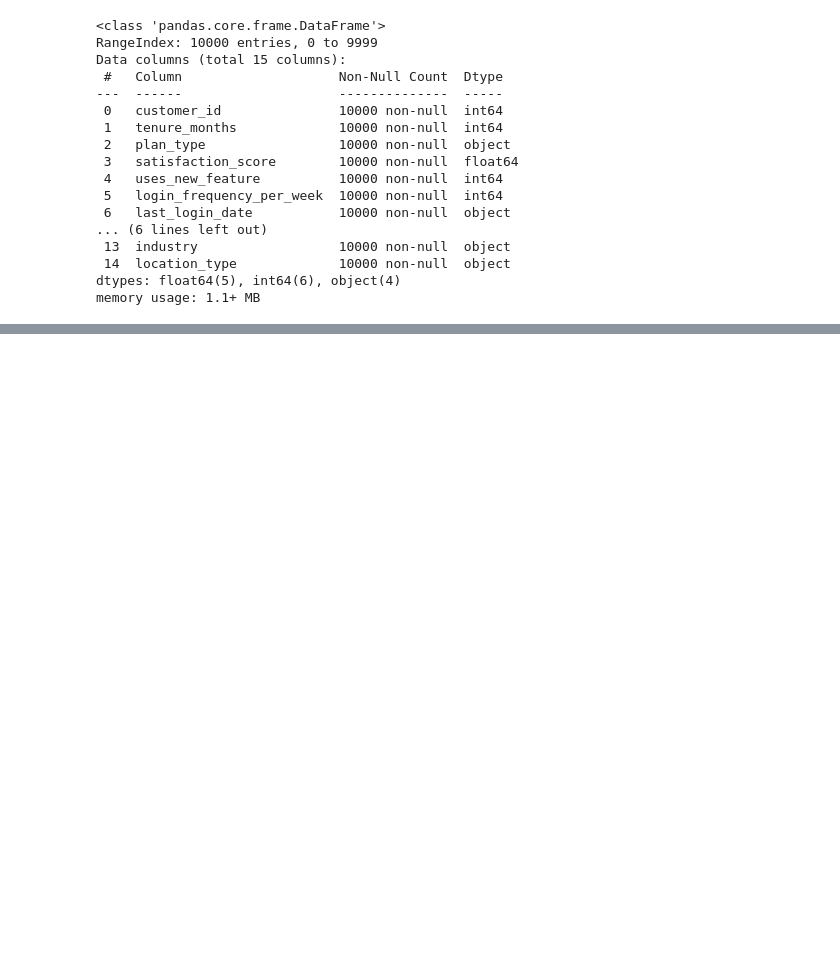
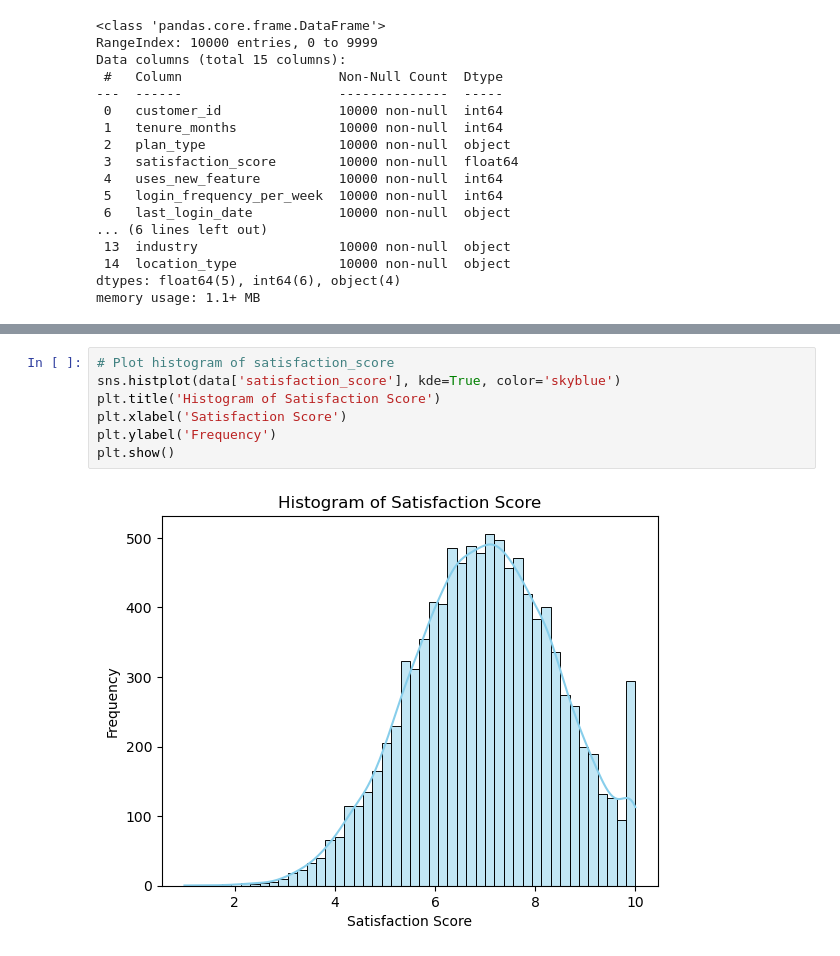
Before and after one commit to shruti0209/LearnML_Capstone, a Jupyter notebook: Lookalike_Analysis.ipynb, the cells around one changed output, grey strips where cells are left out. Drawn from its saved outputs; the diff is of its cells as text; blank space fills up the shorter version.

```diff
--- a/Lookalike_Analysis.ipynb
+++ b/Lookalike_Analysis.ipynb
@@ -34,0 +130,9 @@ memory usage: 1.1+ MB
+# %%
+# Plot histogram of satisfaction_score
+sns.histplot(data['satisfaction_score'], kde=True, color='skyblue')
+plt.title('Histogram of Satisfaction Score')
+plt.xlabel('Satisfaction Score')
+plt.ylabel('Frequency')
+plt.show()
+# %% [output]
+[figure, added]
```
Also changed, not shown: parts of 22 cells of this notebook, 3 other files.
